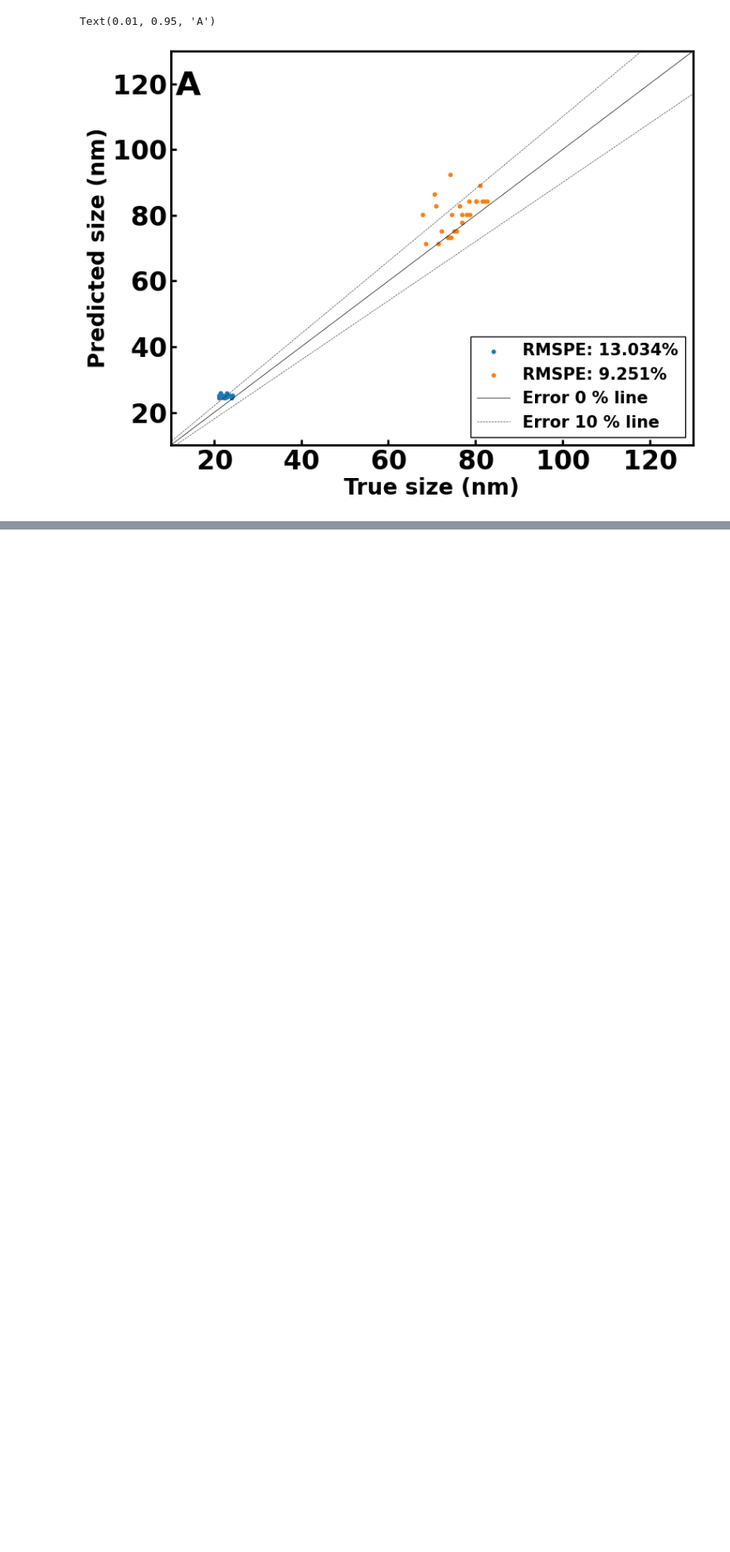
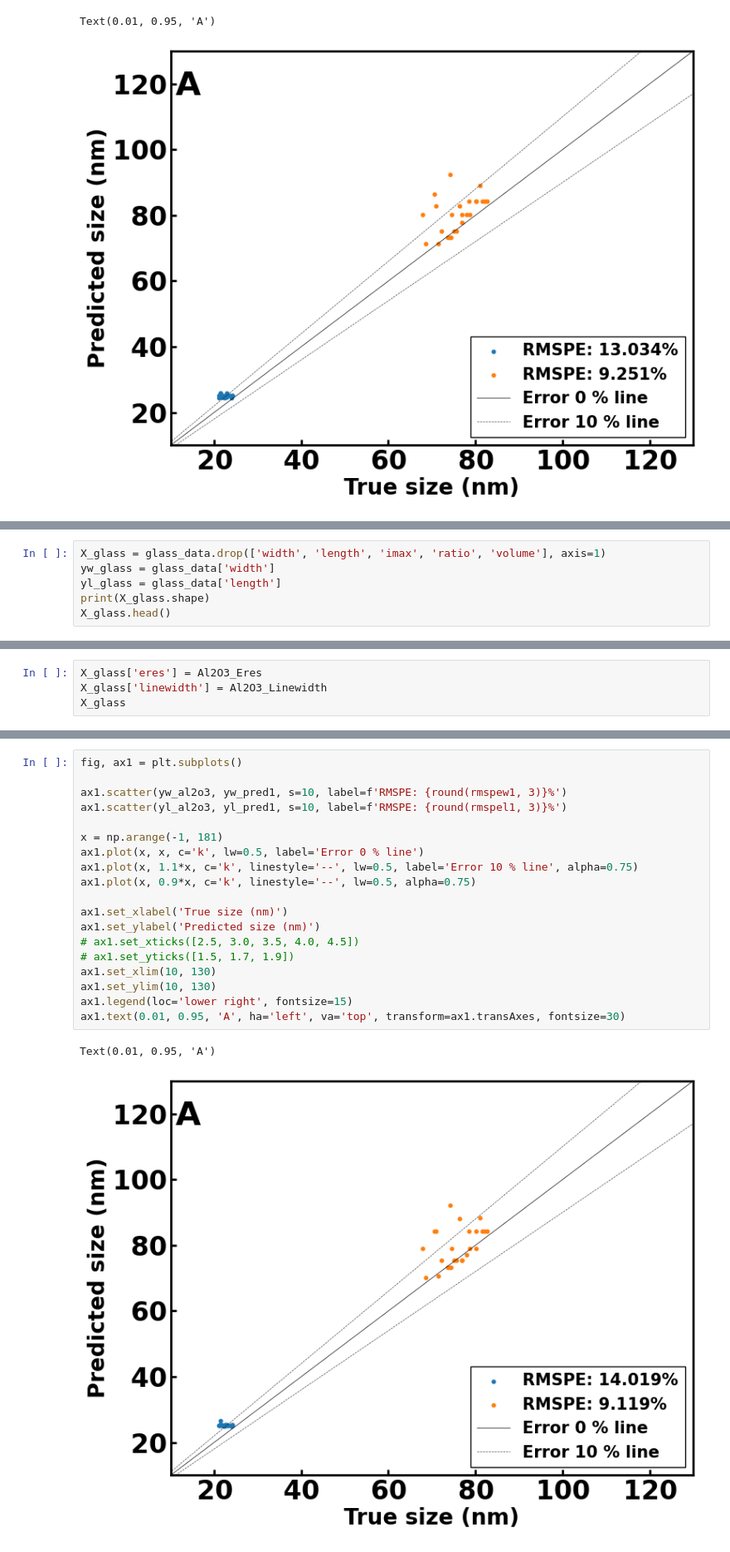
Before and after one commit to SWAN88/AuNR_DA, a Jupyter notebook: 083024_figure4_playground.ipynb, the cells around one changed output, grey strips where cells are left out. Shown at 83% size. Drawn from its saved outputs; the diff is of its cells as text; blank space fills up the shorter version.

```diff
--- a/083024_figure4_playground.ipynb
+++ b/083024_figure4_playground.ipynb
@@ -325,0 +415,6 @@ Text(0.01, 0.95, 'A')
+# %%
+X_glass = glass_data.drop(['width', 'length', 'imax', 'ratio', 'volume'], axis=1)
+yw_glass = glass_data['width']
+yl_glass = glass_data['length']
+print(X_glass.shape)
+X_glass.head()
@@ -325,0 +429,4 @@ Text(0.01, 0.95, 'A')
+# %%
+X_glass['eres'] = Al2O3_Eres
+X_glass['linewidth'] = Al2O3_Linewidth
+X_glass
@@ -325,0 +500,22 @@ Text(0.01, 0.95, 'A')
+# %%
+fig, ax1 = plt.subplots()
+
+ax1.scatter(yw_al2o3, yw_pred1, s=10, label=f'RMSPE: {round(rmspew1, 3)}%')
+ax1.scatter(yl_al2o3, yl_pred1, s=10, label=f'RMSPE: {round(rmspel1, 3)}%')
+
+x = np.arange(-1, 181)
+ax1.plot(x, x, c='k', lw=0.5, label='Error 0 % line')
+ax1.plot(x, 1.1*x, c='k', linestyle='--', lw=0.5, label='Error 10 % line', alpha=0.75)
+ax1.plot(x, 0.9*x, c='k', linestyle='--', lw=0.5, alpha=0.75)
+
+ax1.set_xlabel('True size (nm)')
+ax1.set_ylabel('Predicted size (nm)')
+# ax1.set_xticks([2.5, 3.0, 3.5, 4.0, 4.5])
+# ax1.set_yticks([1.5, 1.7, 1.9])
+ax1.set_xlim(10, 130)
+ax1.set_ylim(10, 130)
+ax1.legend(loc='lower right', fontsize=15)
+ax1.text(0.01, 0.95, 'A', ha='left', va='top', transform=ax1.transAxes, fontsize=30)
+# %% [output]
+Text(0.01, 0.95, 'A')
+[figure, added]
```
Also changed, not shown: parts of 15 cells of this notebook, 1 other file.
